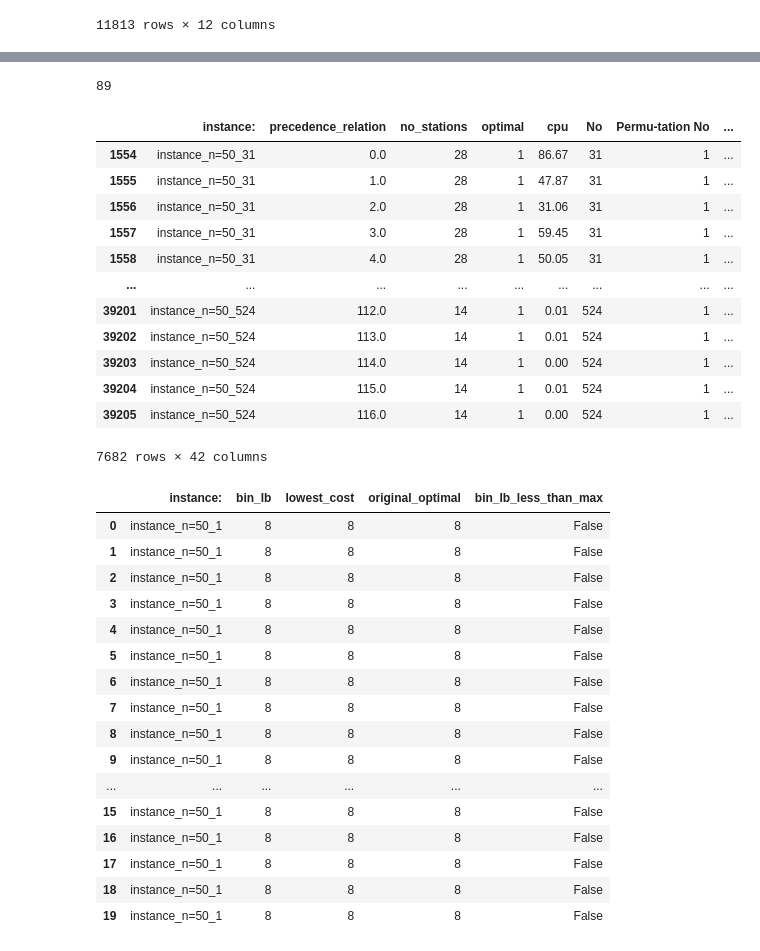
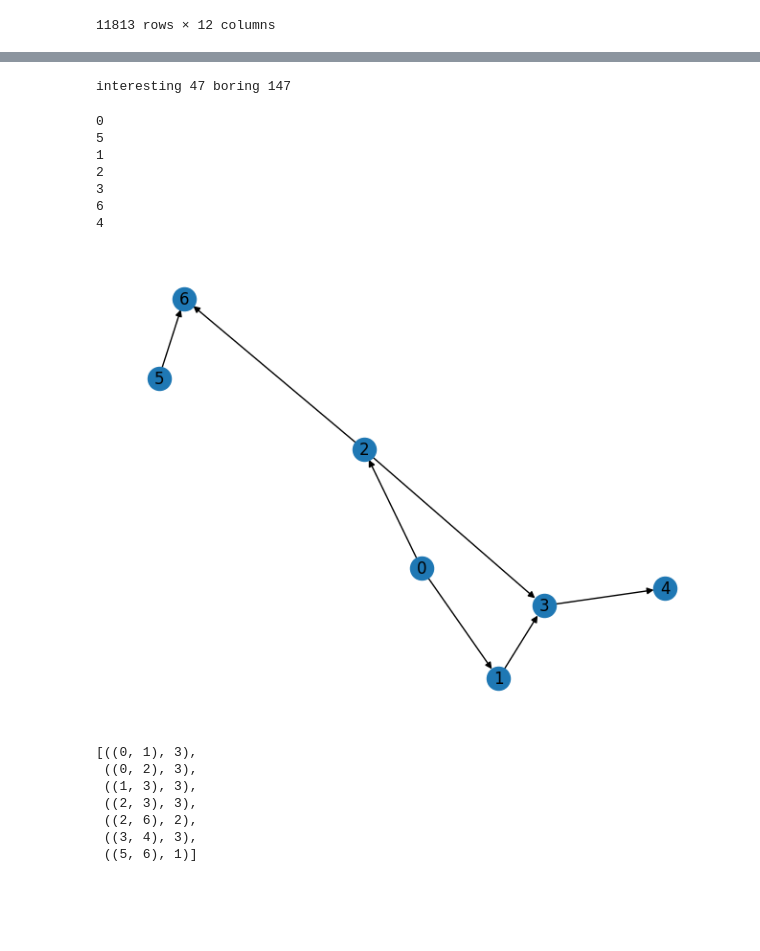
Before and after one commit to JosephThompson607/DADA, a Jupyter notebook: SALBP_solve.ipynb, the cells around one changed output, grey strips where cells are left out. Cells and saved outputs as stored; diff of their text form; code cells hidden in the pictures; blank space fills up the shorter version.

Commit message:
longest edge algorithm

```diff
--- a/SALBP_solve.ipynb
+++ b/SALBP_solve.ipynb
@@ -652,42 +649,6 @@ tasks_50['bin_lb_less_than_max'].sum()
 # %%
 intereseting_50 = tasks_50[tasks_50["min_not_equal_max"] == True]
-intereseting_50['instance:'].nunique()
+boring_50 = tasks_50[tasks_50["min_not_equal_max"] == False]
+print("interesting", intereseting_50['instance:'].nunique(), "boring", boring_50['instance:'].nunique())
 # %% [output]
-89
+interesting 47 boring 147
-# %%
-intereseting_50
-# %% [output]
-|  | instance: | precedence_relation | no_stations | optimal | cpu | No | Permu-tation No | ... |
-| 1554 | instance_n=50_31 | 0.0 | 28 | 1 | 86.67 | 31 | 1 | ... |
-| 1555 | instance_n=50_31 | 1.0 | 28 | 1 | 47.87 | 31 | 1 | ... |
-| 1556 | instance_n=50_31 | 2.0 | 28 | 1 | 31.06 | 31 | 1 | ... |
-| 1557 | instance_n=50_31 | 3.0 | 28 | 1 | 59.45 | 31 | 1 | ... |
-| 1558 | instance_n=50_31 | 4.0 | 28 | 1 | 50.05 | 31 | 1 | ... |
-| ... | ... | ... | ... | ... | ... | ... | ... | ... |
-| 39201 | instance_n=50_524 | 112.0 | 14 | 1 | 0.01 | 524 | 1 | ... |
-| 39202 | instance_n=50_524 | 113.0 | 14 | 1 | 0.01 | 524 | 1 | ... |
-| 39203 | instance_n=50_524 | 114.0 | 14 | 1 | 0.00 | 524 | 1 | ... |
-| 39204 | instance_n=50_524 | 115.0 | 14 | 1 | 0.01 | 524 | 1 | ... |
-| 39205 | instance_n=50_524 | 116.0 | 14 | 1 | 0.00 | 524 | 1 | ... |
-7682 rows × 42 columns
-# %%
-
-tasks_50[['instance:', 'bin_lb', 'lowest_cost', 'original_optimal', 'bin_lb_less_than_max']].head(20)
-# %% [output]
-|  | instance: | bin_lb | lowest_cost | original_optimal | bin_lb_less_than_max |
-| 0 | instance_n=50_1 | 8 | 8 | 8 | False |
-| 1 | instance_n=50_1 | 8 | 8 | 8 | False |
-| 2 | instance_n=50_1 | 8 | 8 | 8 | False |
-| 3 | instance_n=50_1 | 8 | 8 | 8 | False |
-| 4 | instance_n=50_1 | 8 | 8 | 8 | False |
-| 5 | instance_n=50_1 | 8 | 8 | 8 | False |
-| 6 | instance_n=50_1 | 8 | 8 | 8 | False |
-| 7 | instance_n=50_1 | 8 | 8 | 8 | False |
-| 8 | instance_n=50_1 | 8 | 8 | 8 | False |
-| 9 | instance_n=50_1 | 8 | 8 | 8 | False |
-| ... | ... | ... | ... | ... | ... |
-| 15 | instance_n=50_1 | 8 | 8 | 8 | False |
-| 16 | instance_n=50_1 | 8 | 8 | 8 | False |
-| 17 | instance_n=50_1 | 8 | 8 | 8 | False |
-| 18 | instance_n=50_1 | 8 | 8 | 8 | False |
-| 19 | instance_n=50_1 | 8 | 8 | 8 | False |
@@ -694,3 +693,32 @@ tasks_50[['instance:', 'bin_lb', 'lowest_cost', 'original_optimal', 'bin_lb_less
+# %%
+G = nx.DiGraph()
+G.add_edges_from([(0, 1), (0, 2), (1, 3), (2, 3), (3, 4), (5,6), (2,6)] )
+
+for n in nx.topological_sort(G):
+    print(n)
+
+#draws the graph
+nx.draw(G, with_labels = True)
+plt.show()
+# %% [output]
+0
+5
+1
+2
+3
+6
+4
+[figure, added]
+# %%
+get_longest_chains_edges(G)
+# %% [output]
+[((0, 1), 3),
+ ((0, 2), 3),
+ ((1, 3), 3),
+ ((2, 3), 3),
+ ((2, 6), 2),
+ ((3, 4), 3),
+ ((5, 6), 1)]
 # %%
 tasks_50.columns
 # %% [output]
```
Also changed, not shown: parts of 7 cells of this notebook.
